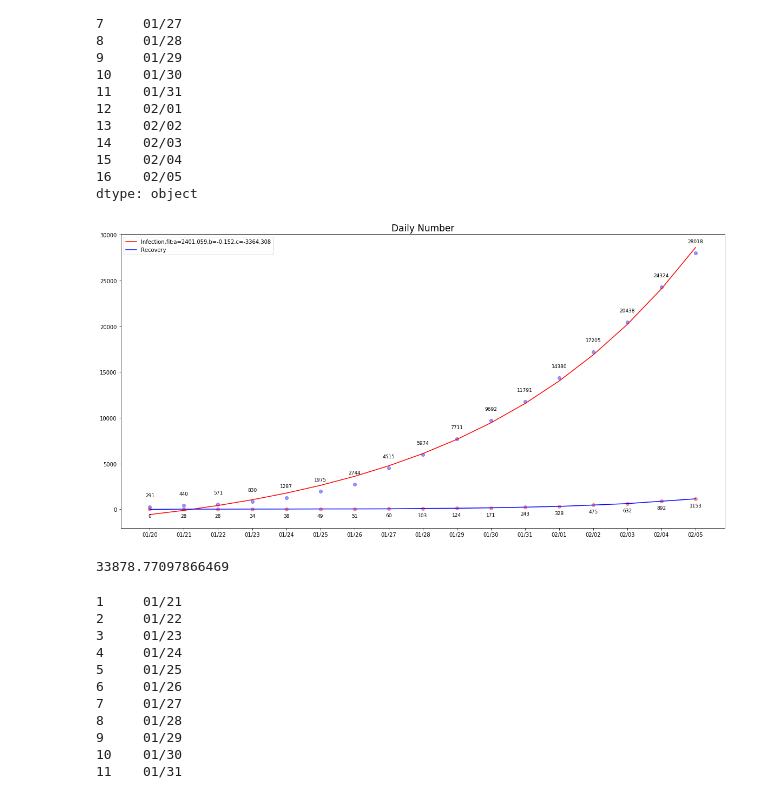
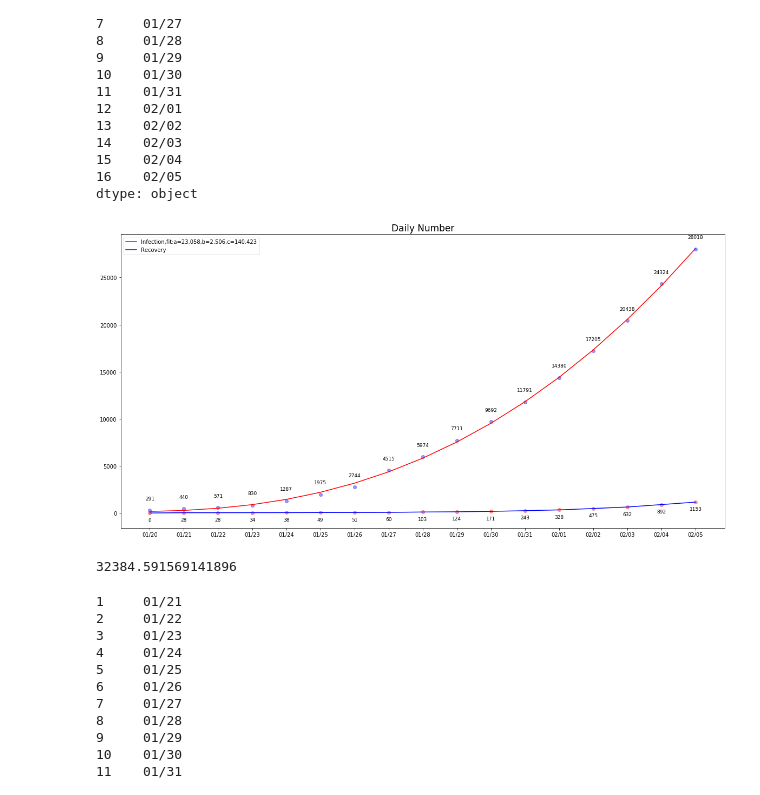
Before and after one commit to jimimao/catfeeddog, a Jupyter notebook: 2019nConv/2019nCoV.ipynb, the cells around one changed output. Saved outputs shown, nothing was run; the diff lists cells and outputs as text; code cells hidden in the pictures.

```diff
--- a/2019nConv/2019nCoV.ipynb
+++ b/2019nConv/2019nCoV.ipynb
@@ -6,6 +6,8 @@ import numpy as np
 # %%
 def func(x,a,b,c):
     return a*np.exp(-b*x) +c
+def power_func(x,a,b,c):
+    return a*(x**b) +c
 # %%
 df = pd.read_csv("2019nCoV_national.csv")
 a = df.shape[0]
@@ -38,7 +40,7 @@ x,y
  array([  291,   440,   571,   830,  1287,  1975,  2744,  4515,  5974,
          7711,  9692, 11791, 14380, 17205, 20438, 24324, 28018]))
 # %%
-popt,pcov = curve_fit(func,x,y)
+popt,pcov = curve_fit(power_func,x,y)
 popt,pcov
 popt.tolist()
 # %% [output]
@@ -69,39 +71,39 @@ dtype: object
 # %%
 # x.append(16)
 fig = plt.figure(figsize=(20,10))
 ax = fig.add_subplot(1,1,1)
 ax.set_title('Daily Number',fontdict={"fontsize":17})
 # 拟合的确诊人数曲线
-ax.plot(x,func(x,*popt),'r-',label = 'Infection,fit:a={0[0]:.3f},b={0[1]:.3f},c={0[2]:.3f}'.format(popt.tolist()))
+ax.plot(x,power_func(x,*popt),'r-',label = 'Infection,fit:a={0[0]:.3f},b={0[1]:.3f},c={0[2]:.3f}'.format(popt.tolist()))
 for a,b in zip(x,y):
     ax.text(a, b+1000, '%.0f' % b, ha='center', va= 'bottom',fontsize=9)
 ax.scatter(x,y,c='b',alpha=0.4)
 # # 死亡曲线
 # ax.plot(x,df['Death'],'g-',label = "Death")
 # for a,b in zip(x,df['Death']):
 #     ax.text(a, b-1000, '%.0f' % b, ha='center', va= 'bottom',fontsize=9)
 # ax.scatter(x,df['Death'],c='r',alpha=0.4)
 
 # 康复曲线
 df['Recovery'].fillna(0,inplace = True)
 ax.plot(x,df['Recovery'],'b-',label = "Recovery")
 for a,b in zip(x,df['Recovery']):
     ax.text(a, b-1000, '%.0f' % b, ha='center', va= 'bottom',fontsize=9)
 ax.scatter(x,df['Recovery'],c='r',alpha=0.4)
 
 ax.set_xticks(x)
 ax.set_xticklabels(xticklabel)
 ax.legend(loc = 'upper left')
 plt.savefig('2019nCoV.jpg')
 # plt.show()
 # %% [output]
-[figure, old version]
+[figure, new version]
 # %%
 # 预测
 # 17 = 0205
-func(1,*popt)
+power_func(18,*popt)
 # %% [output]
-33878.77097866469
+32384.591569141896
 # %%
 # 以下是每日增加人数图的绘制
 d = df['Date'].str.split('.',expand = True)
```
Also changed, not shown: parts of 2 cells of this notebook, 3 other files.
